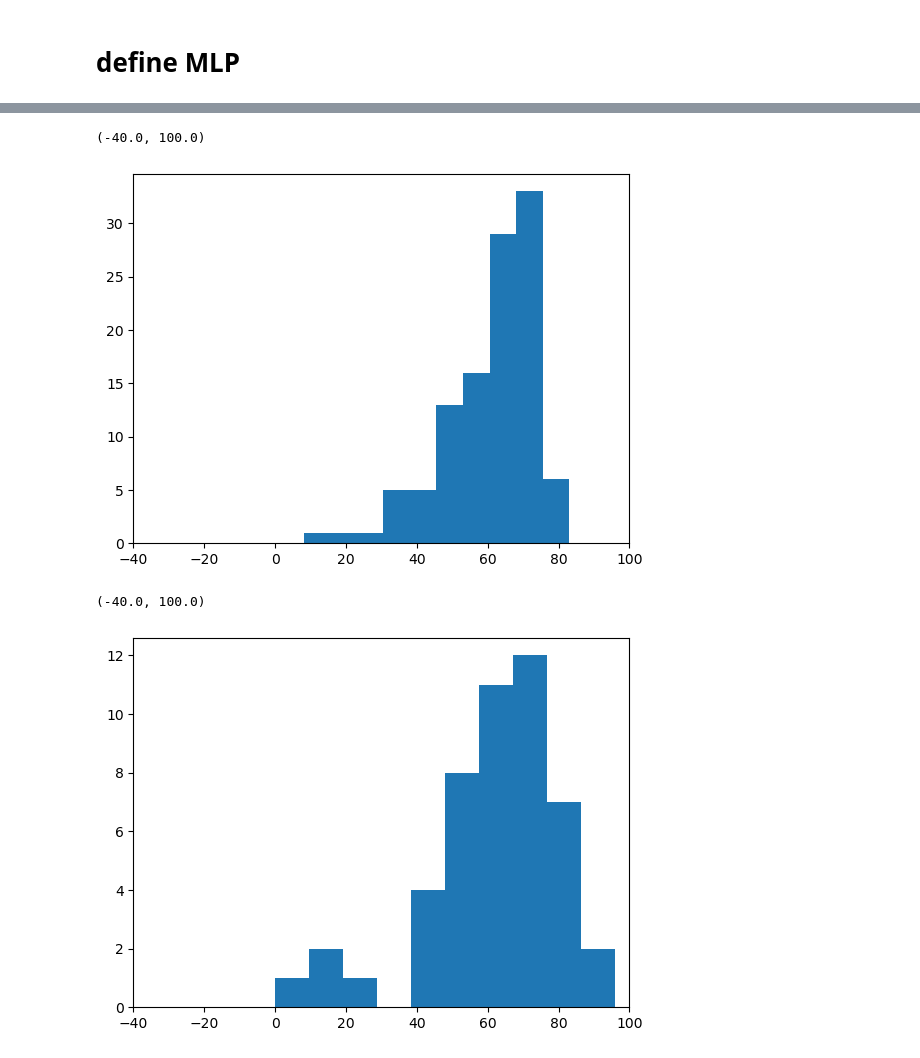
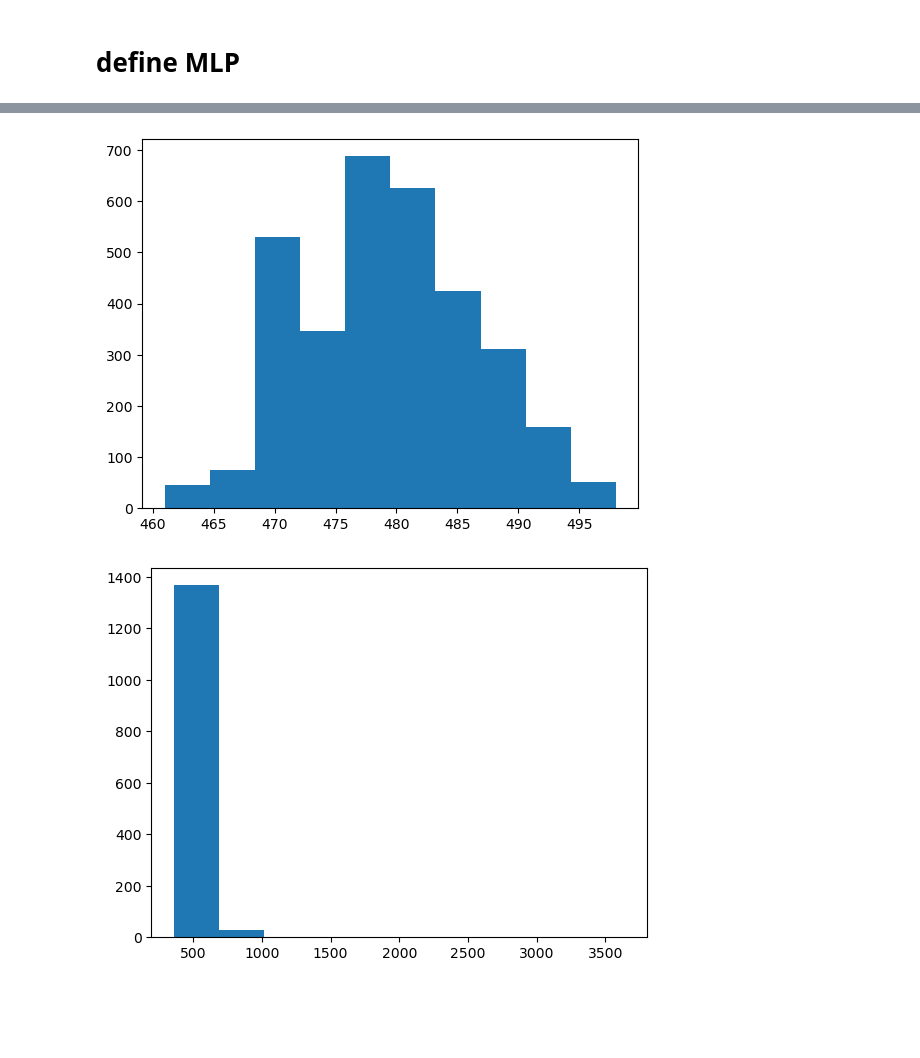
Before and after one commit to justing0909/DS4420_transit_delay_prediction, a Jupyter notebook: DS4420-Project-MLP.ipynb, the cells around one changed output, grey strips where cells are left out. Drawn from its saved outputs; the diff is of its cells as text; code cells hidden in the pictures; blank space fills up the shorter version.

```diff
--- a/DS4420-Project-MLP.ipynb
+++ b/DS4420-Project-MLP.ipynb
@@ -39,6 +97,6 @@ spt = df_scaler(spt,cols = ["release_month",
 # %%
 # explicitly define x
-x = spt[["release_month","release_year","artist_pop","duration_s","explicit"]]
+x = df[r2dwetcol].copy(deep=True)
 
 # add bias column to x
 x["bias"] = np.ones(x.shape[0])
@@ -47,7 +105,7 @@ x["bias"] = np.ones(x.shape[0])
 x = x.to_numpy()
 # %%
 # explicitly define y
-y = spt["track_pop"].to_numpy()
+y = df["travel_time_sec"].to_numpy()
 # %% [markdown]
 # pointers
 (set pointers for x_train, x_test, y_train, y_test)
@@ -373,14 +431,14 @@ class MLPLayer:
 # %%
 mlp = MLP(102)
 mlp.add_layer(6,LinearAF()) # input x
-mlp.add_layer(10,LinearAF())
-mlp.add_layer(20,LinearAF())
+mlp.add_layer(40,LinearAF())
+mlp.add_layer(80,LinearAF())
 mlp.add_layer(1,ReluAF()) # prediction f_w(x)
 
 # run 1000 iters of gradient descent
 err = mlp.gd(x_train.T,
              y_train.T,
-             eta=0.000001,
+             eta=0.000000002,
              iters=1_000)
 # %%
 mlp.weights
@@ -414,5 +476,5 @@ plt.show()
 # %%
-y_pred = mlp.fw(x_train.T).astype(int)
+y_pred = mlp.fw(x_train.T).astype(float)
 # %%
 np.corrcoef(y_pred.flatten(),y_train.flatten())
 # %% [output]
@@ -421,12 +483,8 @@ array([[1.      , 0.701352],
 # %%
-plt.hist(y_pred.astype(int).flatten())
-plt.xlim(-40,100)
+plt.hist(y_pred.astype(int).flatten());
 # %% [output]
-(-40.0, 100.0)
-[figure, old version]
+[figure, new version]
 # %%
-plt.hist(y_test.astype(int).flatten())
-plt.xlim(-40,100)
+plt.hist(y_test.astype(int).flatten());
 # %% [output]
-(-40.0, 100.0)
-[figure, old version]
+[figure, new version]
```
Also changed, not shown: parts of 13 cells of this notebook.
